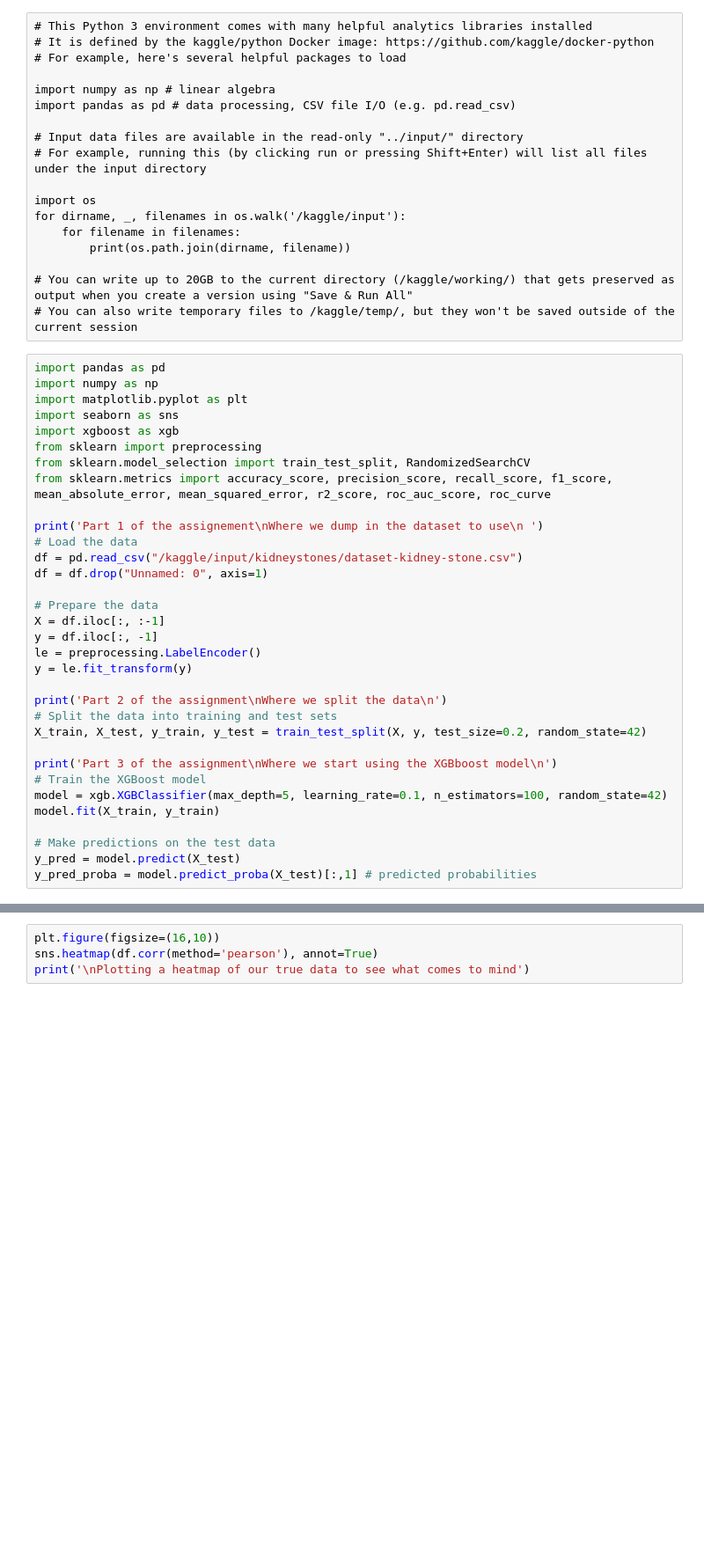
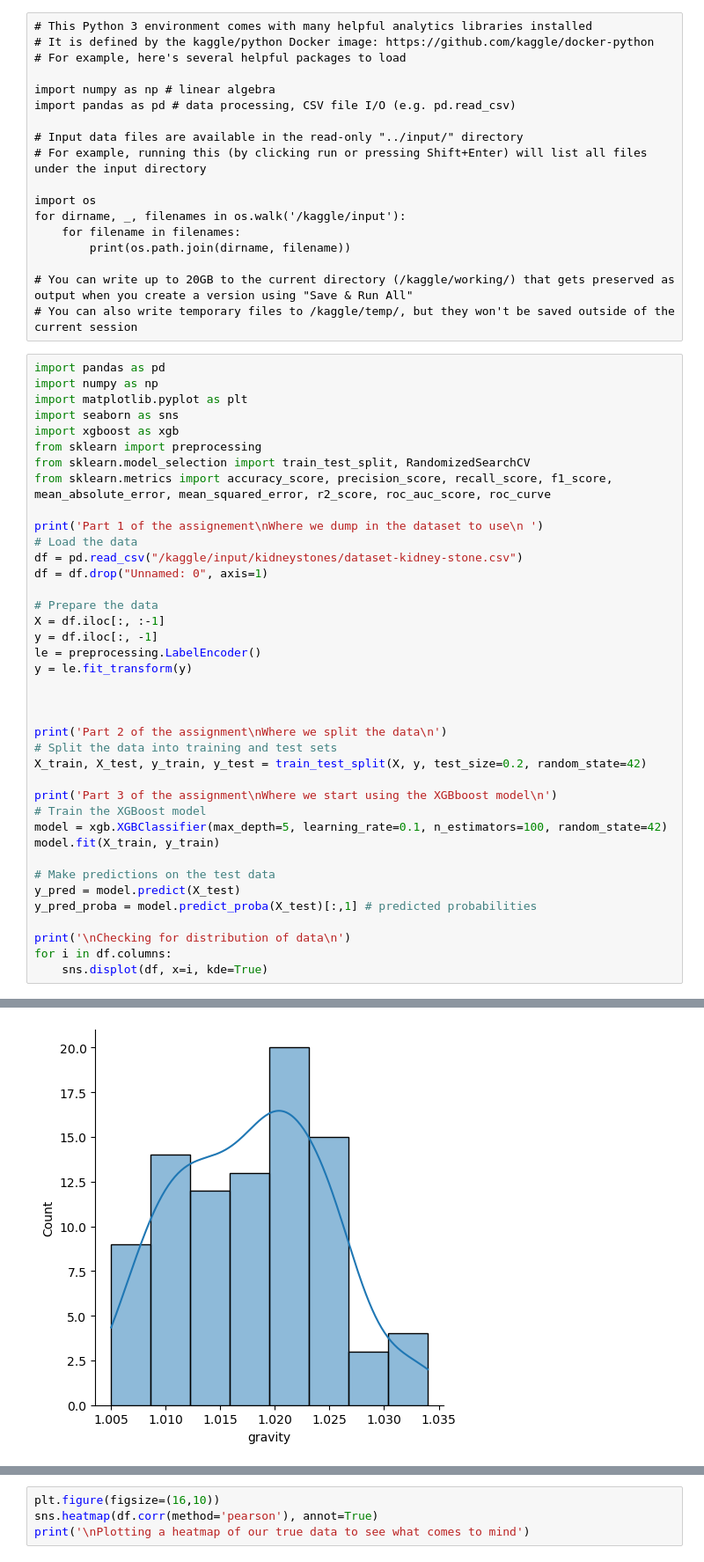
Before and after one commit to sopiloteh/sillythings, a Jupyter notebook: project3-erickbravo.ipynb, the cells around one changed output, grey strips where cells are left out. Shown at 88% size. Saved outputs shown, nothing was run; the diff lists cells and outputs as text; blank space fills up the shorter version.

```diff
--- a/project3-erickbravo.ipynb
+++ b/project3-erickbravo.ipynb
@@ -39,6 +39,8 @@ y = df.iloc[:, -1]
 le = preprocessing.LabelEncoder()
 y = le.fit_transform(y)
 
+
+
 print('Part 2 of the assignment\nWhere we split the data\n')
 # Split the data into training and test sets
 X_train, X_test, y_train, y_test = train_test_split(X, y, test_size=0.2, random_state=42)
@@ -51,6 +53,10 @@ model.fit(X_train, y_train)
 # Make predictions on the test data
 y_pred = model.predict(X_test)
 y_pred_proba = model.predict_proba(X_test)[:,1] # predicted probabilities
+
+print('\nChecking for distribution of data\n')
+for i in df.columns:
+    sns.displot(df, x=i, kde=True)
 # %% [output]
 Part 1 of the assignement
 Where we dump in the dataset to use
@@ -62,0 +72 @@ Where we start using the XGBboost model
+[figure, added]
```
Also changed, not shown: parts of 4 cells of this notebook.
